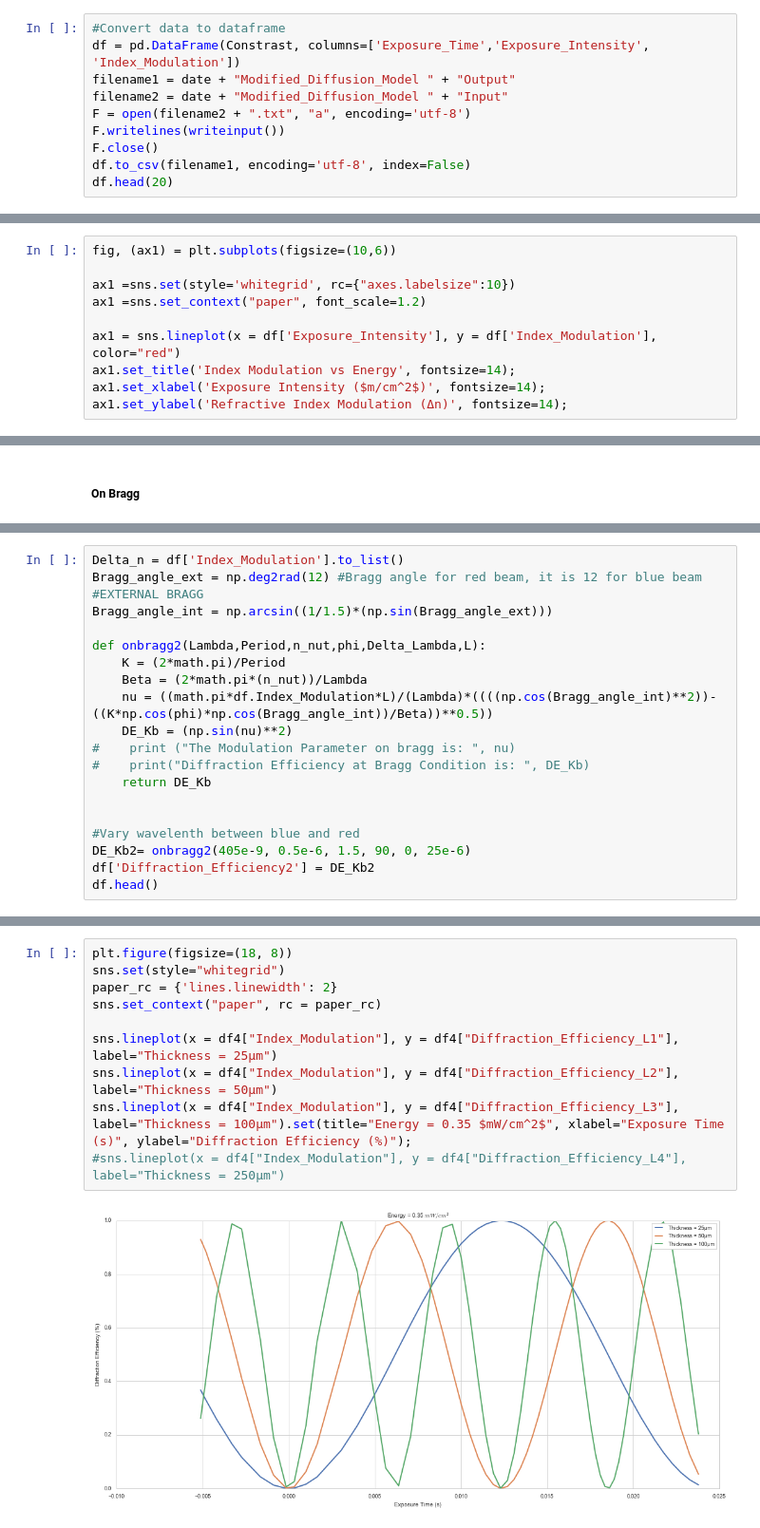
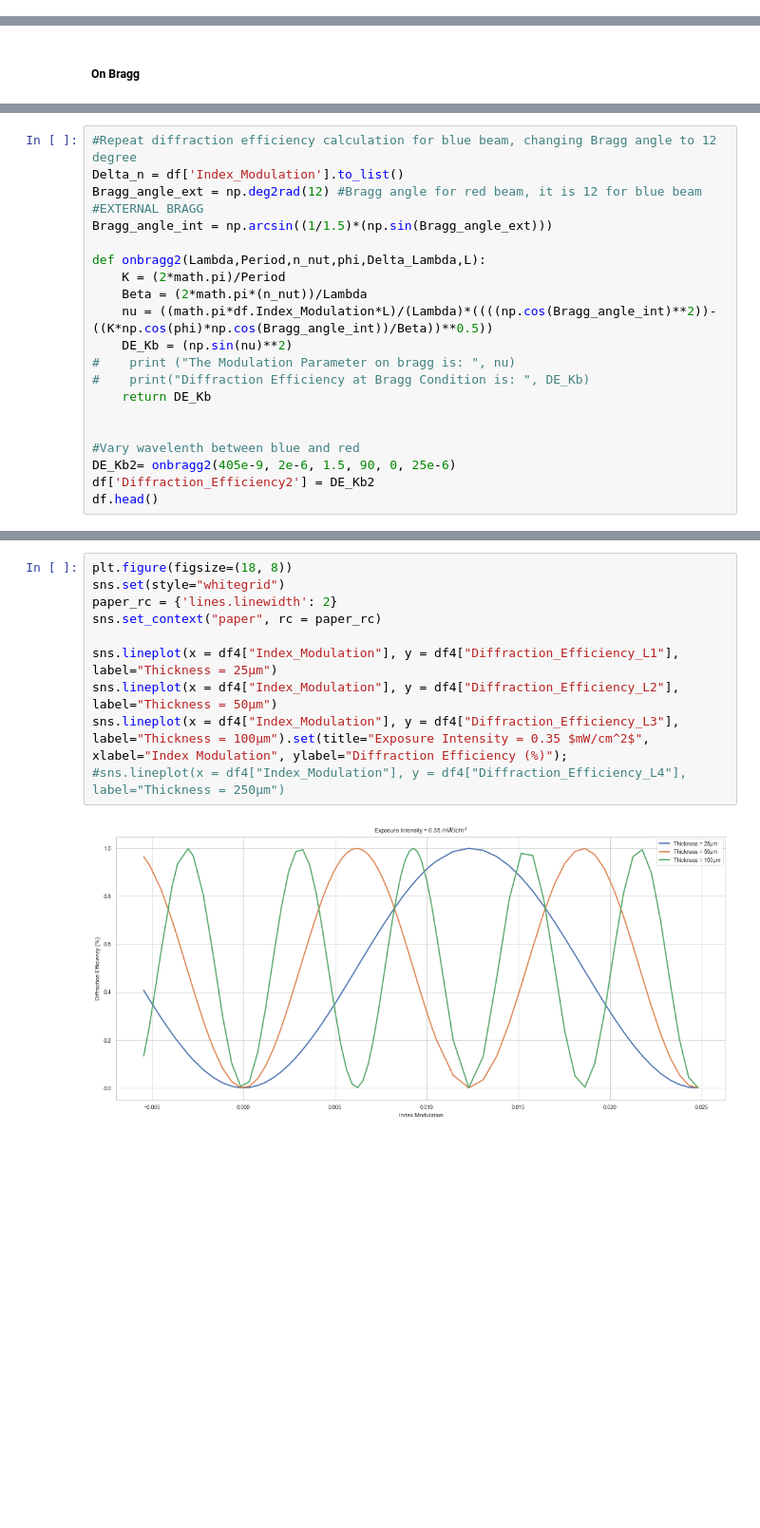
Before and after one commit to Emmanuel-Bamidele/Holography, a Jupyter notebook: PhotoPolymer_Diffusion_Model.ipynb, the cells around one changed output, grey strips where cells are left out. Shown at 95% size. Drawn from its saved outputs; the diff is of its cells as text; blank space fills up the shorter version.

```diff
--- a/PhotoPolymer_Diffusion_Model.ipynb
+++ b/PhotoPolymer_Diffusion_Model.ipynb
@@ -368,10 +327,0 @@ Constrast = Index_Modulation()
-# %%
-#Convert data to dataframe
-df = pd.DataFrame(Constrast, columns=['Exposure_Time','Exposure_Intensity', 'Index_Modulation'])
-filename1 = date + "Modified_Diffusion_Model " + "Output"
-filename2 = date + "Modified_Diffusion_Model " + "Input"
-F = open(filename2 + ".txt", "a", encoding='utf-8')
-F.writelines(writeinput())
-F.close()
-df.to_csv(filename1, encoding='utf-8', index=False)
-df.head(20)
@@ -406,13 +328,3 @@ plt.show()
-# %%
-fig, (ax1) = plt.subplots(figsize=(10,6))
-
-ax1 =sns.set(style='whitegrid', rc={"axes.labelsize":10})
-ax1 =sns.set_context("paper", font_scale=1.2)
-
-ax1 = sns.lineplot(x = df['Exposure_Intensity'], y = df['Index_Modulation'], color="red")
-ax1.set_title('Index Modulation vs Energy', fontsize=14);
-ax1.set_xlabel('Exposure Intensity ($m/cm^2$)', fontsize=14);
-ax1.set_ylabel('Refractive Index Modulation (Δn)', fontsize=14);
 # %% [markdown]
 ### Kogelnik Coupled Wave Equation
 # %% [markdown]
@@ -454,6 +370,7 @@ df['Diffraction_Efficiency_L3'] = DE_Kb7
 df['Diffraction_Efficiency_L4'] = DE_Kb8
 df['Diffraction_Efficiency_L5'] = DE_Kb9
 # %%
+#Repeat diffraction efficiency calculation for blue beam, changing Bragg angle to 12 degree
 Delta_n = df['Index_Modulation'].to_list()
 Bragg_angle_ext = np.deg2rad(12) #Bragg angle for red beam, it is 12 for blue beam #EXTERNAL BRAGG
 Bragg_angle_int = np.arcsin((1/1.5)*(np.sin(Bragg_angle_ext)))
@@ -469,7 +386,7 @@ def onbragg2(Lambda,Period,n_nut,phi,Delta_Lambda,L):
 
 
 #Vary wavelenth between blue and red
-DE_Kb2= onbragg2(405e-9, 0.5e-6, 1.5, 90, 0, 25e-6)
+DE_Kb2= onbragg2(405e-9, 2e-6, 1.5, 90, 0, 25e-6)
 df['Diffraction_Efficiency2'] = DE_Kb2
 df.head()
 # %% [output]
@@ -630,15 +551,15 @@ sns.despine(left=True, bottom=True)
 # %%
 plt.figure(figsize=(18, 8))
 sns.set(style="whitegrid")
 paper_rc = {'lines.linewidth': 2}
 sns.set_context("paper", rc = paper_rc)
 
 sns.lineplot(x = df4["Index_Modulation"], y = df4["Diffraction_Efficiency_L1"], label="Thickness = 25μm")
 sns.lineplot(x = df4["Index_Modulation"], y = df4["Diffraction_Efficiency_L2"], label="Thickness = 50μm")
-sns.lineplot(x = df4["Index_Modulation"], y = df4["Diffraction_Efficiency_L3"], label="Thickness = 100μm").set(title="Energy = 0.35 $mW/cm^2$", xlabel="Exposure Time (s)", ylabel="Diffraction Efficiency (%)");
+sns.lineplot(x = df4["Index_Modulation"], y = df4["Diffraction_Efficiency_L3"], label="Thickness = 100μm").set(title="Exposure Intensity = 0.35 $mW/cm^2$", xlabel="Index Modulation", ylabel="Diffraction Efficiency (%)");
 #sns.lineplot(x = df4["Index_Modulation"], y = df4["Diffraction_Efficiency_L4"], label="Thickness = 250μm")
 # %% [output]
-[figure, old version]
+[figure, new version]
 # %%
 plt.figure(figsize=(18, 8))
 sns.set(style="whitegrid")
```
Also changed, not shown: parts of 24 cells of this notebook.
